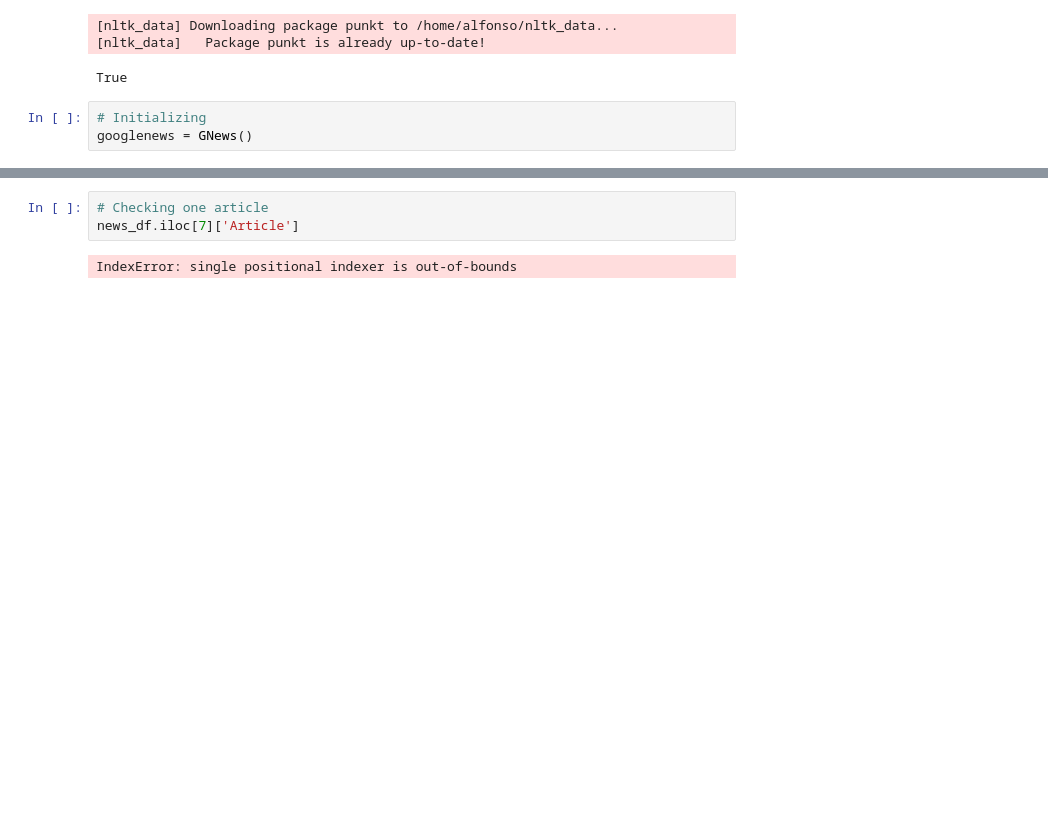
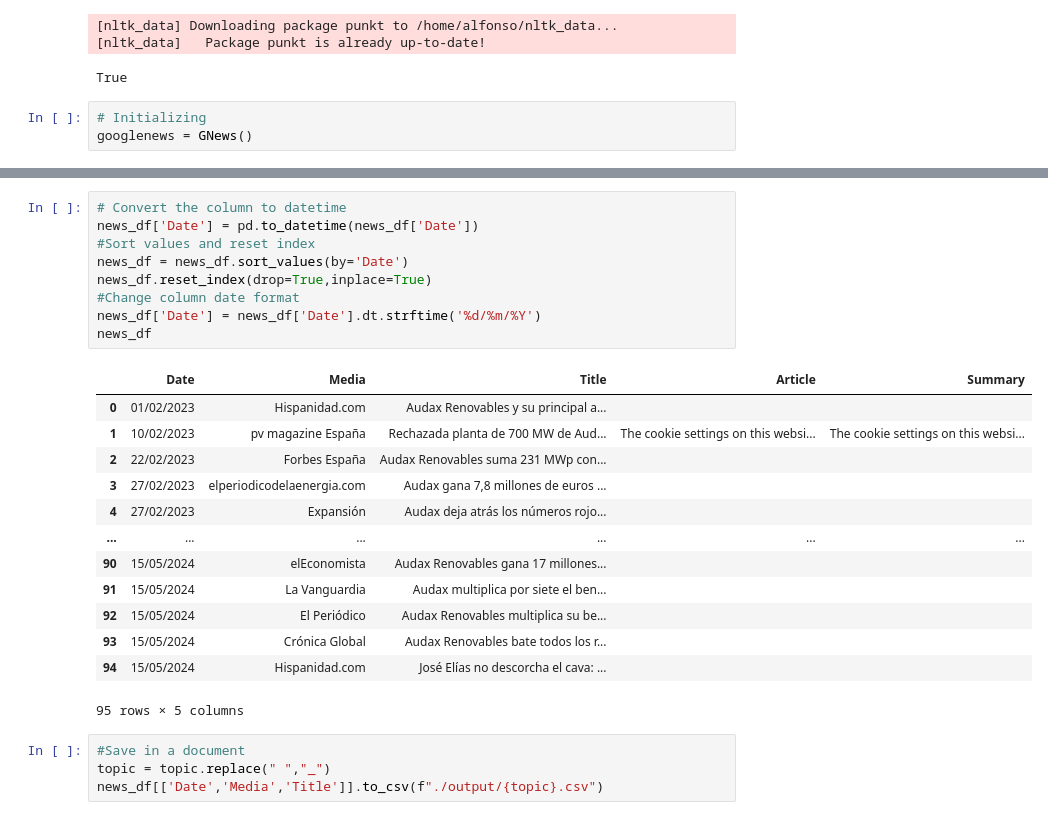
Before and after one commit to alfonrodrisimon/Web-Scrapping, a Jupyter notebook: webscrapping.ipynb, the cells around one changed output, grey strips where cells are left out. Saved outputs shown, nothing was run; the diff lists cells and outputs as text; blank space fills up the shorter version.

Commit message:
Fixed webscrapping script and created output

```diff
--- a/webscrapping.ipynb
+++ b/webscrapping.ipynb
@@ -153,5 +139,27 @@ news_df.head(20)
-# %%
-# Checking one article
-news_df.iloc[7]['Article']
-# %% [output]
-IndexError: single positional indexer is out-of-bounds
+# %%
+# Convert the column to datetime
+news_df['Date'] = pd.to_datetime(news_df['Date'])
+#Sort values and reset index
+news_df = news_df.sort_values(by='Date')
+news_df.reset_index(drop=True,inplace=True)
+#Change column date format
+news_df['Date'] = news_df['Date'].dt.strftime('%d/%m/%Y')
+news_df
+# %% [output]
+|  | Date | Media | Title | Article | Summary |
+| 0 | 01/02/2023 | Hispanidad.com | Audax Renovables y su principal a... |  |  |
+| 1 | 10/02/2023 | pv magazine España | Rechazada planta de 700 MW de Aud... | The cookie settings on this websi... | The cookie settings on this websi... |
+| 2 | 22/02/2023 | Forbes España | Audax Renovables suma 231 MWp con... |  |  |
+| 3 | 27/02/2023 | elperiodicodelaenergia.com | Audax gana 7,8 millones de euros ... |  |  |
+| 4 | 27/02/2023 | Expansión | Audax deja atrás los números rojo... |  |  |
+| ... | ... | ... | ... | ... | ... |
+| 90 | 15/05/2024 | elEconomista | Audax Renovables gana 17 millones... |  |  |
+| 91 | 15/05/2024 | La Vanguardia | Audax multiplica por siete el ben... |  |  |
+| 92 | 15/05/2024 | El Periódico | Audax Renovables multiplica su be... |  |  |
+| 93 | 15/05/2024 | Crónica Global | Audax Renovables bate todos los r... |  |  |
+| 94 | 15/05/2024 | Hispanidad.com | José Elías no descorcha el cava: ... |  |  |
+95 rows × 5 columns
+# %%
+#Save in a document
+topic = topic.replace(" ","_")
+news_df[['Date','Media','Title']].to_csv(f"./output/{topic}.csv")
```
Also changed, not shown: parts of 8 cells of this notebook, 1 other file.
